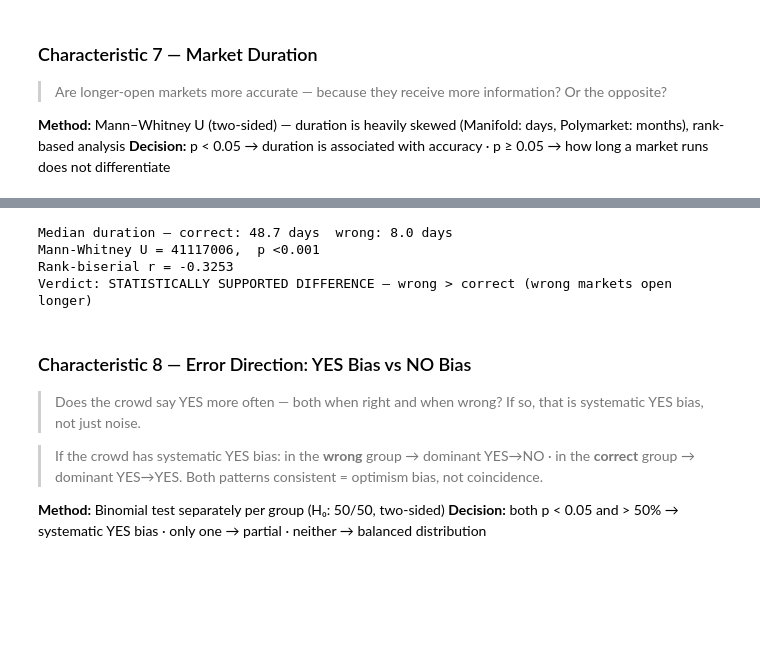
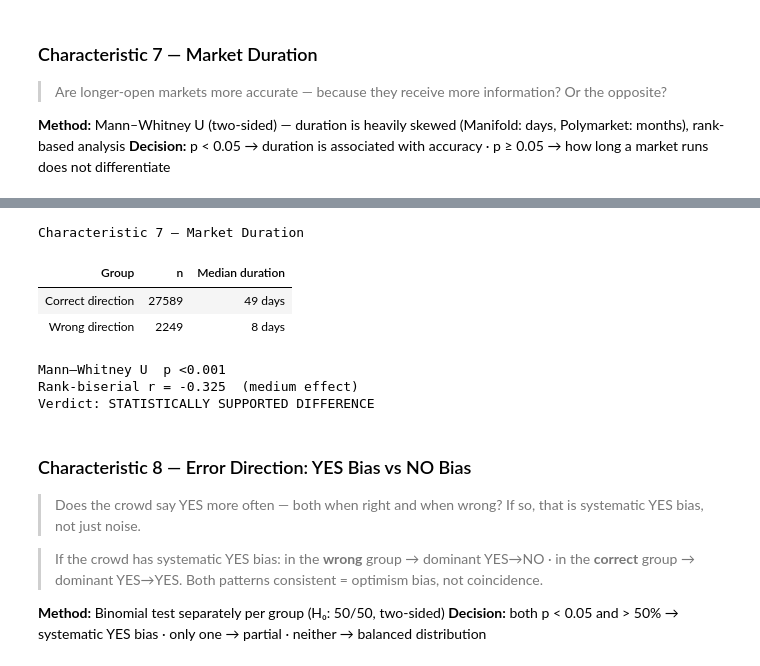
Before and after one commit to draxmit/prediction-market-accuracy-study, a Jupyter notebook: notebooks/directional_reliability_en.ipynb, the cells around one changed output, grey strips where cells are left out. Saved outputs shown, nothing was run; the diff lists cells and outputs as text; code cells hidden in the pictures; blank space fills up the shorter version.

```diff
--- a/notebooks/directional_reliability_en.ipynb
+++ b/notebooks/directional_reliability_en.ipynb
@@ -777,65 +674,22 @@ Verdict: EXPLORATORY ASSOCIATION — these words associate with wrong-direction
 **Method:** Mann–Whitney U (two-sided) — duration is heavily skewed (Manifold: days, Polymarket: months), rank-based analysis
 **Decision:** p < 0.05 → duration is associated with accuracy · p ≥ 0.05 → how long a market runs does not differentiate
 # %%
-from scipy.stats import mannwhitneyu
-
-_col = 'duration_sec'
-_r = grp_benar[_col].dropna()
-_w = grp_salah[_col].dropna()
+_r = grp_benar['duration_sec'].dropna()
+_w = grp_salah['duration_sec'].dropna()
 
 if min(len(_r), len(_w)) < 50:
-    print(f"Duration data insufficient (correct={len(_r)}, wrong={len(_w)}). Skipping.")
+    print("Duration data insufficient. Skipping.")
 else:
-    _r = _r[_r > 0].values
-    _w = _w[_w > 0].values
+    _r, _w = _r[_r > 0].values, _w[_w > 0].values
+    stat, p = mannwhitneyu(_r, _w, alternative='two-sided')
+    r_rb = 1 - (2 * stat) / (len(_r) * len(_w))
 
-    stat, p_mwu = mannwhitneyu(_r, _w, alternative='two-sided')
-    n1, n2 = len(_r), len(_w)
-    r_rb = 1 - (2 * stat) / (n1 * n2)
+    display(pd.DataFrame([
+        {'Group': 'Correct direction', 'n': len(_r), 'Median duration': f'{np.median(_r)/86400:.0f} days'},
+        {'Group': 'Wrong direction',   'n': len(_w), 'Median duration': f'{np.median(_w)/86400:.0f} days'},
+    ]).style.hide(axis='index').set_caption('Characteristic 7 — Market Duration'))
 
-    _days_r = _r / 86400
-    _days_w = _w / 86400
-
-    fig, ax = plt.subplots(figsize=(8, 5))
-    for arr, label, color, ls in [
-        (_days_w, 'Wrong direction', '#e74c3c', '-'),
-        (_days_r, 'Correct direction', '#2ecc71', '-'),
-    ]:
-        _sorted = np.sort(arr)
-        _ecdf   = np.arange(1, len(_sorted)+1) / len(_sorted)
-        ax.plot(np.log10(_sorted + 1), _ecdf, linewidth=2.2, color=color,
-                label=label, linestyle=ls)
-
-    _ticks_d = [1, 7, 30, 90, 365, 730]
-    ax.set_xticks(np.log10([t+1 for t in _ticks_d]))
-    ax.set_xticklabels(['1 day', '1 week', '1 month', '3 months', '1 year', '2 years'])
-    ax.set_xlabel('Market duration (log scale)', fontsize=12)
-    ax.set_ylabel('Cumulative proportion', fontsize=12)
-    ax.set_title('Does market duration differ between correct and wrong markets?',
-                 fontsize=12, fontweight='bold', pad=12)
-    ax.legend(fontsize=11)
-    for spine in ['top', 'right']:
-        ax.spines[spine].set_visible(False)
-
-    _txt = (f"Mann–Whitney U  p {fmt_p(p_mwu)}\n"
-            f"Rank-biserial r = {r_rb:.3f}\n"
-            f"Median correct = {np.median(_days_r):.0f} days\n"
-            f"Median wrong   = {np.median(_days_w):.0f} days")
-    ax.text(0.97, 0.05, _txt, transform=ax.transAxes, fontsize=9,
-            va='bottom', ha='right', color='#333',
-            bbox=dict(boxstyle='round,pad=0.4', fc='white', ec='#ccc', alpha=0.9))
-
-    plt.tight_layout()
-    plt.savefig(FIGS / 'plot_duration_ecdf.png', dpi=150, bbox_inches='tight')
-    plt.show()
-
-    print(f"Median duration — correct: {np.median(_days_r):.1f} days  wrong: {np.median(_days_w):.1f} days")
-    print(f"Mann-Whitney U = {stat:.0f},  p {fmt_p(p_mwu)}")
-    print(f"Rank-biserial r = {r_rb:.4f}")
-    _sig = p_mwu < 0.05
-    if _sig:
-        _dir = 'correct > wrong (correct markets open longer)' if r_rb > 0 else 'wrong > correct (wrong markets open longer)'
-        print(f"Verdict: STATISTICALLY SUPPORTED DIFFERENCE — {_dir}")
-    else:
-        print("Verdict: NO STATISTICALLY SIGNIFICANT EVIDENCE OF DIFFERENCE")
+    print(f"Mann–Whitney U  p {'<0.001' if p < 0.001 else f'={p:.4f}'}")
+    print(f"Rank-biserial r = {r_rb:.3f}  ({'large' if abs(r_rb)>=0.5 else 'medium' if abs(r_rb)>=0.3 else 'small'} effect)")
+    print(f"Verdict: {'STATISTICALLY SUPPORTED DIFFERENCE' if p < 0.05 else 'NO EVIDENCE OF DIFFERENCE'}")
 # %% [output]
@@ -843,7 +696,10 @@ else:
-Median duration — correct: 48.7 days  wrong: 8.0 days
-Mann-Whitney U = 41117006,  p <0.001
-Rank-biserial r = -0.3253
-Verdict: STATISTICALLY SUPPORTED DIFFERENCE — wrong > correct (wrong markets open longer)
+Characteristic 7 — Market Duration
+| Group | n | Median duration |
+| Correct direction | 27589 | 49 days |
+| Wrong direction | 2249 | 8 days |
+Mann–Whitney U  p <0.001
+Rank-biserial r = -0.325  (medium effect)
+Verdict: STATISTICALLY SUPPORTED DIFFERENCE
 # %% [markdown]
 ### Characteristic 8 — Error Direction: YES Bias vs NO Bias
 
```
Also changed, not shown: parts of 6 cells of this notebook, 1 other file.
